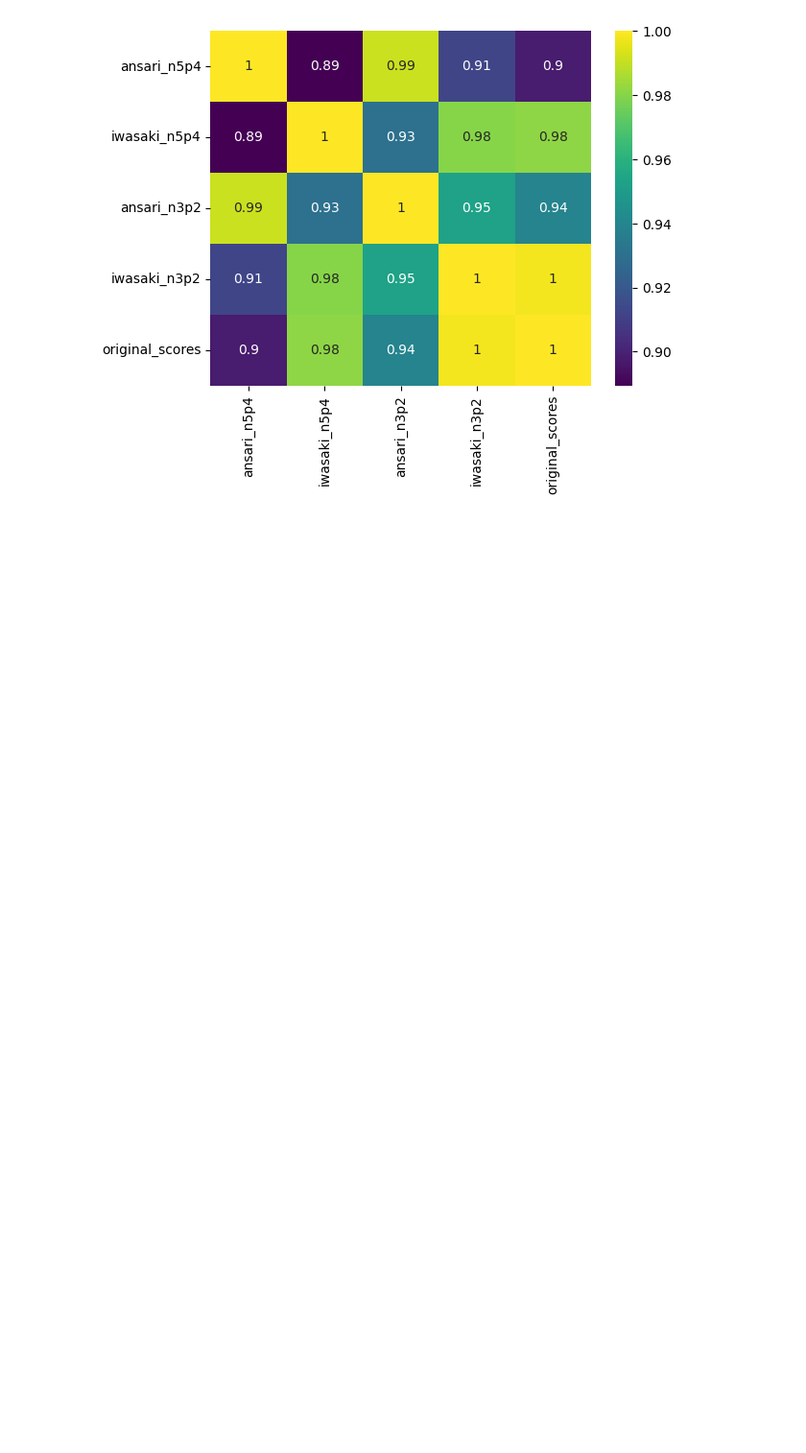
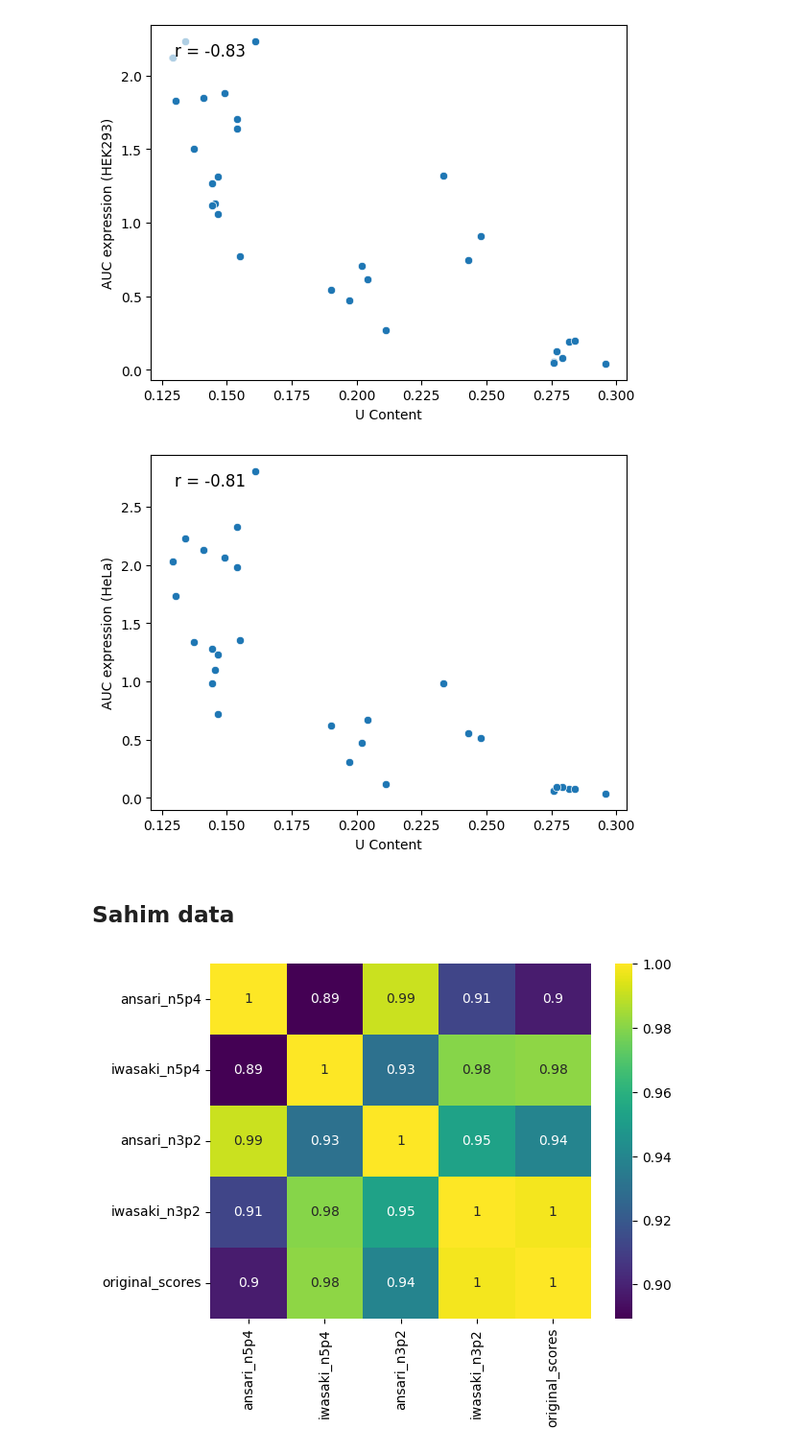
Before and after one commit to jedsurf/lareau-rotation, a Jupyter notebook: notebooks/250131_fluorescence_data.ipynb, the cells around one changed output. Shown at 96% size. Drawn from its saved outputs; the diff is of its cells as text; code cells hidden in the pictures; blank space fills up the shorter version.

```diff
--- a/notebooks/250131_fluorescence_data.ipynb
+++ b/notebooks/250131_fluorescence_data.ipynb
@@ -111,2 +106,39 @@ superplot("Elongation rate (codons/s)", "Measured Elongation Rate vs. Predicted
+# %%
+# df.loc[:, "iXnos mean"] = df[["ansari_n5p4", "ansari_n3p2", "iwasaki_n5p4", "iwasaki_n3p2"]].mean(axis=1)
+fig, ax = plt.subplots()
+sns.scatterplot(
+    df,
+    x = "U Content",
+    y = "AUC expression (HEK293)",
+    # hue = "iXnos mean", palette="viridis",
+    ax=ax
+)
+r = df["U Content"].corr(df["AUC expression (HEK293)"], method="pearson")
+# ax.legend(title="sequence class", **legend_kwargs())
+ax.text(0.05, 0.95, f"r = {r:.2f}", transform=ax.transAxes,
+        fontsize=12, verticalalignment='top', horizontalalignment='left',
+        bbox=dict(facecolor='white', edgecolor='none', alpha=0.65))
+plt.show()
+
+
+fig, ax = plt.subplots()
+sns.scatterplot(
+    df,
+    x = "U Content",
+    y = "AUC expression (HeLa)",
+    # hue = "iXnos mean", palette="viridis",
+    ax=ax
+)
+r = df["U Content"].corr(df["AUC expression (HeLa)"], method="pearson")
+# ax.legend(title="sequence class", **legend_kwargs())
+ax.text(0.05, 0.95, f"r = {r:.2f}", transform=ax.transAxes,
+        fontsize=12, verticalalignment='top', horizontalalignment='left',
+        bbox=dict(facecolor='white', edgecolor='none', alpha=0.65))
+plt.show()
+# %% [output]
+[figure, added]
+[figure, added]
+# %% [markdown]
+## Sahim data
 # %%
 sahim_seqs = [
```
Also changed, not shown: parts of 21 cells of this notebook.
